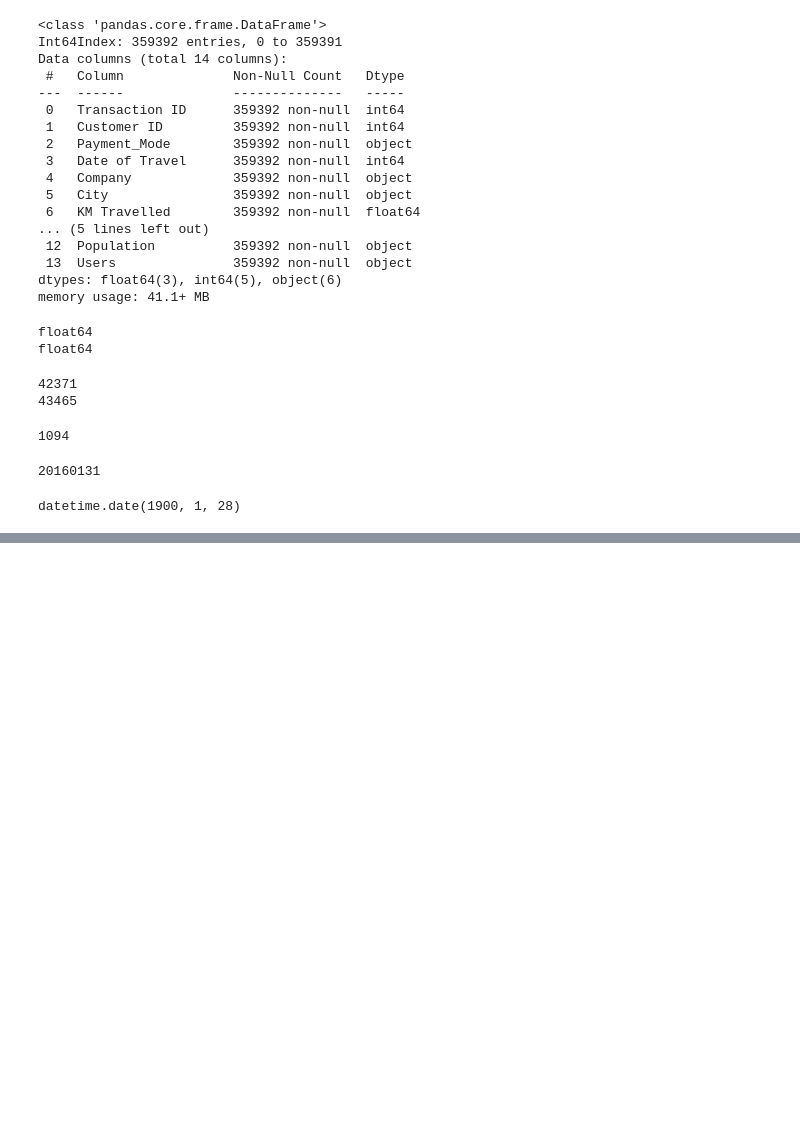
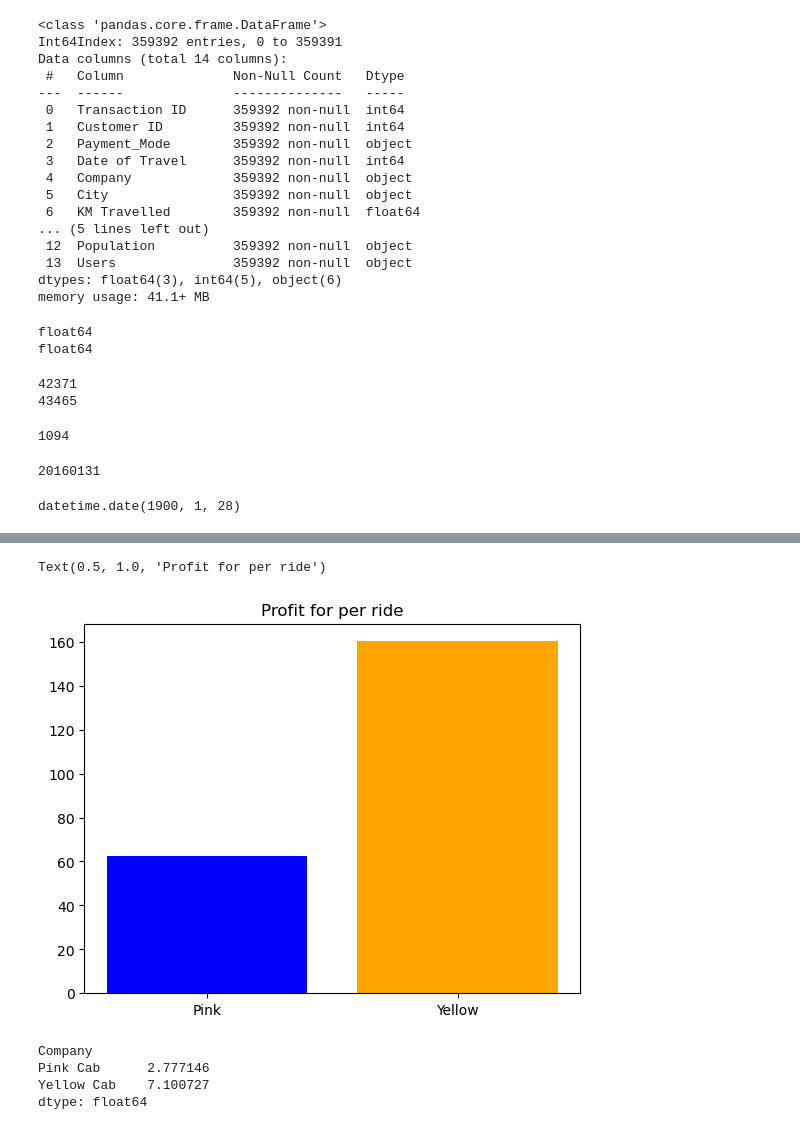
Before and after one commit to Islompulatov/Internship, a Jupyter notebook: week2/dataset/EDA.ipynb, the cells around one changed output, grey strips where cells are left out. Drawn from its saved outputs; the diff is of its cells as text; code cells hidden in the pictures; blank space fills up the shorter version.

```diff
--- a/week2/dataset/EDA.ipynb
+++ b/week2/dataset/EDA.ipynb
@@ -307,0 +365,17 @@ Name: Company, dtype: int64
+# %%
+# Yellow Cab making almost 2.5 time more money than Pink Cab for per ride
+
+plt.bar(['Pink', 'Yellow'], profit_per_ride, color = ['blue', 'orange'])
+plt.title('Profit for per ride')
+# %% [output]
+Text(0.5, 1.0, 'Profit for per ride')
+[figure, added]
+# %%
+# Profit that each company making from per km
+profit_per_km = total_profit/total_km
+profit_per_km
+# %% [output]
+Company
+Pink Cab      2.777146
+Yellow Cab    7.100727
+dtype: float64
```
Also changed, not shown: parts of 19 cells of this notebook.
